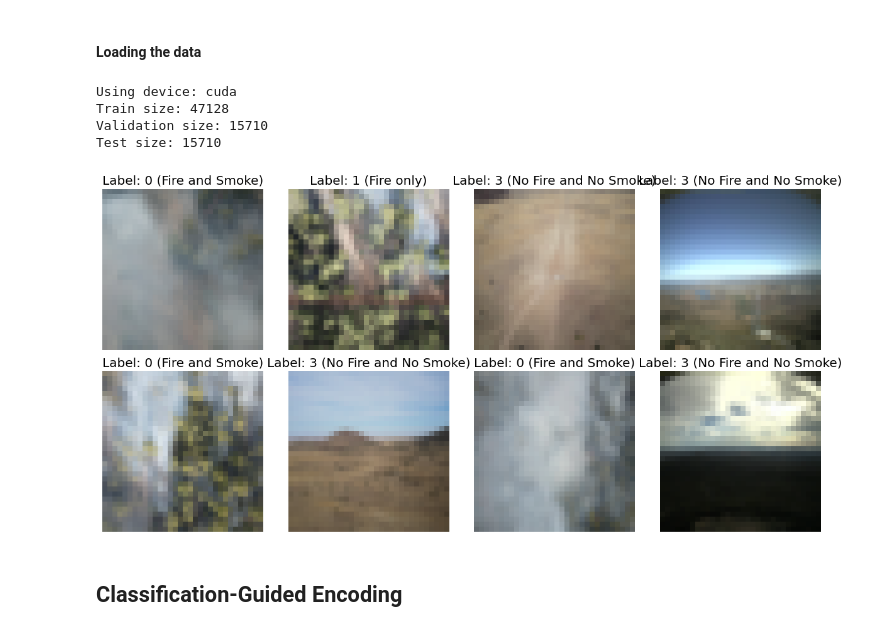
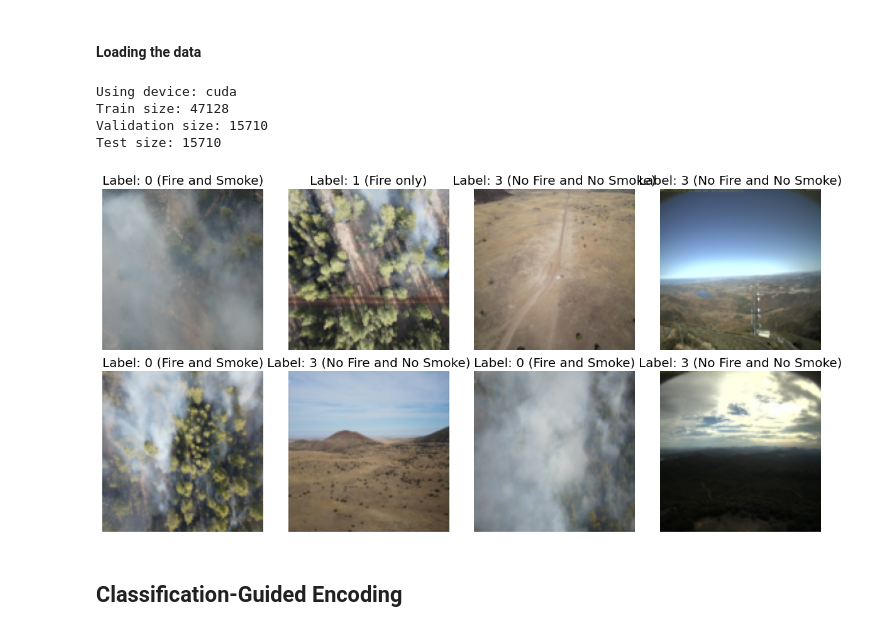
Before and after one commit to sahar1763/Flame2, a Jupyter notebook: Main.ipynb, the cells around one changed output. Saved outputs shown, nothing was run; the diff lists cells and outputs as text; code cells hidden in the pictures.

```diff
--- a/Main.ipynb
+++ b/Main.ipynb
@@ -45,11 +42,13 @@ torch.manual_seed(random_seed)
 np.random.seed(random_seed)
 random.seed(random_seed)
 
-image_size=32
+IMG_SIZE=120
+DATASET_PATH='C:\\Users\\User\\OneDrive - Technion\\Datasets'
+BATCH_SIZE=64
 
 # Define image transformation pipeline
 transform = transforms.Compose([
-    transforms.Resize((image_size, image_size)),
+    transforms.Resize((IMG_SIZE, IMG_SIZE)),
     transforms.ToTensor(),
     transforms.Normalize(
         mean=[0.485, 0.456, 0.406],
@@ -132,53 +131,44 @@ def show_examples(dataset, num_images=8):
     plt.show()
 
 # Paths (replace with actual paths)
-images_dir = 'Datasets_FromDvir/Datasets/rgb_images'
-labels_excel_path = 'Datasets_FromDvir/Datasets/labels.csv'
+labels_excel_path = os.path.join(DATASET_PATH, 'labels.csv')
+rgb_path = os.path.join(DATASET_PATH, 'rgb_images')
+ir_path = os.path.join(DATASET_PATH, 'thermal_images')
 
 # Load data
-image_paths, labels = load_image_label_data(images_dir, labels_excel_path)
+image_paths, labels = load_image_label_data(rgb_path, labels_excel_path)
 
 # Stratified split: train (60%), validation (20%), test (20%)
 train_paths, temp_paths, train_labels, temp_labels = train_test_split(
     image_paths, labels, test_size=0.4, stratify=labels, random_state=42
 )
 val_paths, test_paths, val_labels, test_labels = train_test_split(
     temp_paths, temp_labels, test_size=0.5, stratify=temp_labels, random_state=42
 )
 
 # Create datasets
 train_dataset = FireSmokeDatasetFromLists(train_paths, train_labels, transform=transform)
 val_dataset = FireSmokeDatasetFromLists(val_paths, val_labels, transform=transform)
 test_dataset = FireSmokeDatasetFromLists(test_paths, test_labels, transform=transform)
 
 # Create DataLoaders
-batch_size = 128*2
-# train_loader = DataLoader(train_dataset, batch_size=batch_size, shuffle=True, num_workers=2, pin_memory=True, persistent_workers=True, prefetch_factor=2)
-# val_loader = DataLoader(val_dataset, batch_size=batch_size, shuffle=False, num_workers=2, pin_memory=True, persistent_workers=True, prefetch_factor=2)
-# test_loader = DataLoader(test_dataset, batch_size=batch_size, shuffle=False, num_workers=2, pin_memory=True, persistent_workers=True, prefetch_factor=2)
-# train_loader = DataLoader(train_dataset, batch_size=batch_size, shuffle=True, num_workers=0, pin_memory=True)
-# val_loader = DataLoader(val_dataset, batch_size=batch_size, shuffle=False, num_workers=0, pin_memory=True)
-# test_loader = DataLoader(test_dataset, batch_size=batch_size, shuffle=False, num_workers=0, pin_memory=True)
-train_loader = DataLoader(train_dataset, batch_size=batch_size, shuffle=True, num_workers=0)
-val_loader = DataLoader(val_dataset, batch_size=batch_size, shuffle=False, num_workers=0)
-test_loader = DataLoader(test_dataset, batch_size=batch_size, shuffle=False, num_workers=0)
-# train_loader = DataLoader(train_dataset, batch_size=batch_size, shuffle=True, num_workers=2, pin_memory=torch.cuda.is_available())
-# val_loader = DataLoader(val_dataset, batch_size=batch_size, shuffle=False, num_workers=2, pin_memory=torch.cuda.is_available())
-# test_loader = DataLoader(test_dataset, batch_size=batch_size, shuffle=False, num_workers=2, pin_memory=torch.cuda.is_available())
+train_loader = DataLoader(train_dataset, batch_size=BATCH_SIZE, shuffle=True, num_workers=0)
+val_loader = DataLoader(val_dataset, batch_size=BATCH_SIZE, shuffle=False, num_workers=0)
+test_loader = DataLoader(test_dataset, batch_size=BATCH_SIZE, shuffle=False, num_workers=0)
 
 # Print sizes
 print(f"Train size: {len(train_dataset)}")
 print(f"Validation size: {len(val_dataset)}")
 print(f"Test size: {len(test_dataset)}")
 
 # Optional: show example images
 show_examples(train_dataset)
 # %% [output]
 Using device: cuda
 Train size: 47128
 Validation size: 15710
 Test size: 15710
-[figure, old version]
+[figure, new version]
 # %% [markdown]
 ## Classification-Guided Encoding
 <a id=part2_2></a>
```
Also changed, not shown: parts of 4 cells of this notebook.
